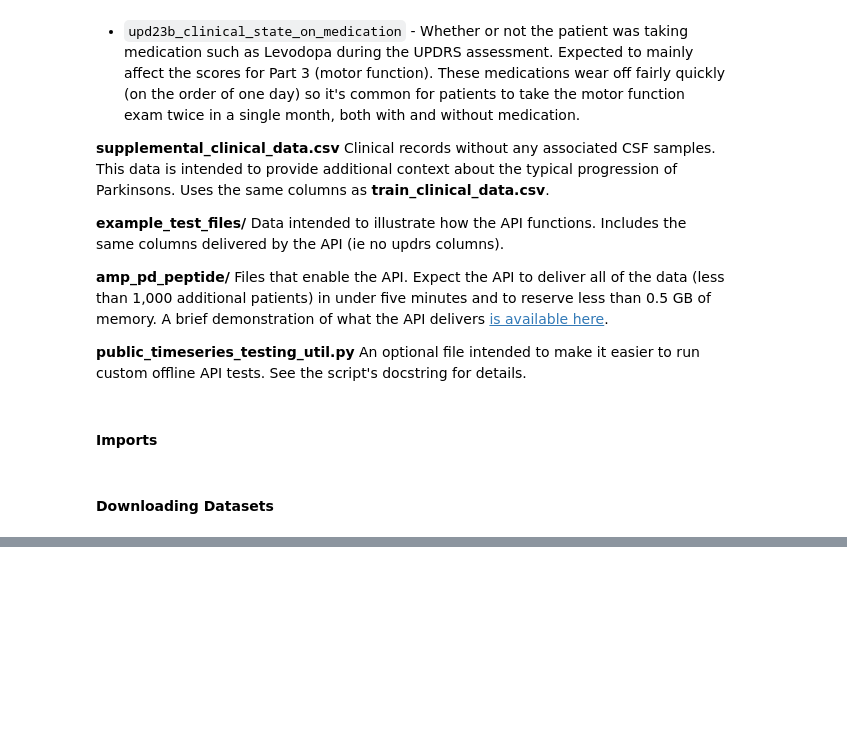
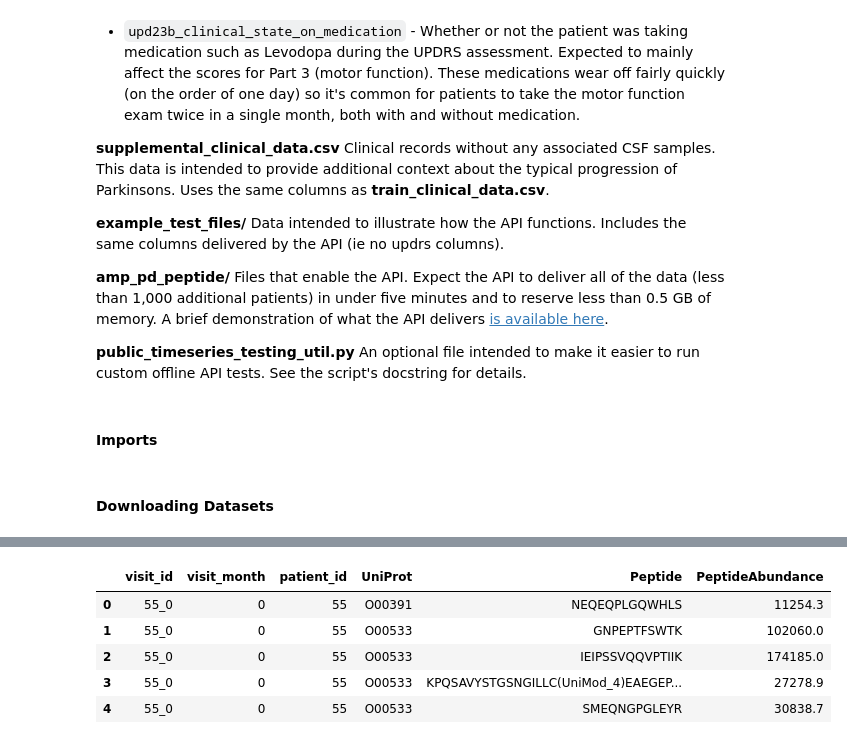
Before and after one commit to peterbull/parkinsons-progression, a Jupyter notebook: pb_parkinsons_prog.ipynb, the cells around one changed output, grey strips where cells are left out. Drawn from its saved outputs; the diff is of its cells as text; code cells hidden in the pictures; blank space fills up the shorter version.

```diff
--- a/pb_parkinsons_prog.ipynb
+++ b/pb_parkinsons_prog.ipynb
@@ -88,0 +90,9 @@ df_train_proteins = pd.read_csv(path/"train_proteins.csv")
+# %%
+df_train_peptides.head()
+# %% [output]
+|  | visit_id | visit_month | patient_id | UniProt | Peptide | PeptideAbundance |
+| 0 | 55_0 | 0 | 55 | O00391 | NEQEQPLGQWHLS | 11254.3 |
+| 1 | 55_0 | 0 | 55 | O00533 | GNPEPTFSWTK | 102060.0 |
+| 2 | 55_0 | 0 | 55 | O00533 | IEIPSSVQQVPTIIK | 174185.0 |
+| 3 | 55_0 | 0 | 55 | O00533 | KPQSAVYSTGSNGILLC(UniMod_4)EAEGEP... | 27278.9 |
+| 4 | 55_0 | 0 | 55 | O00533 | SMEQNGPGLEYR | 30838.7 |
```
Also changed, not shown: parts of 26 cells of this notebook, 1 other file.
